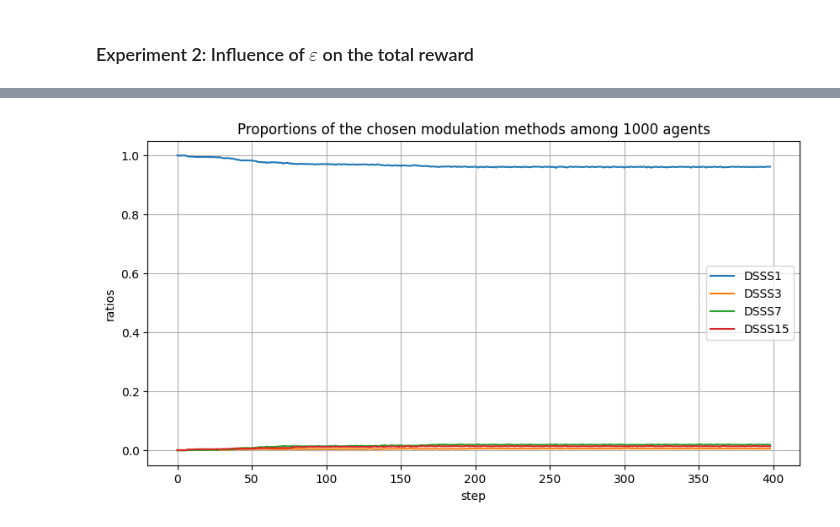
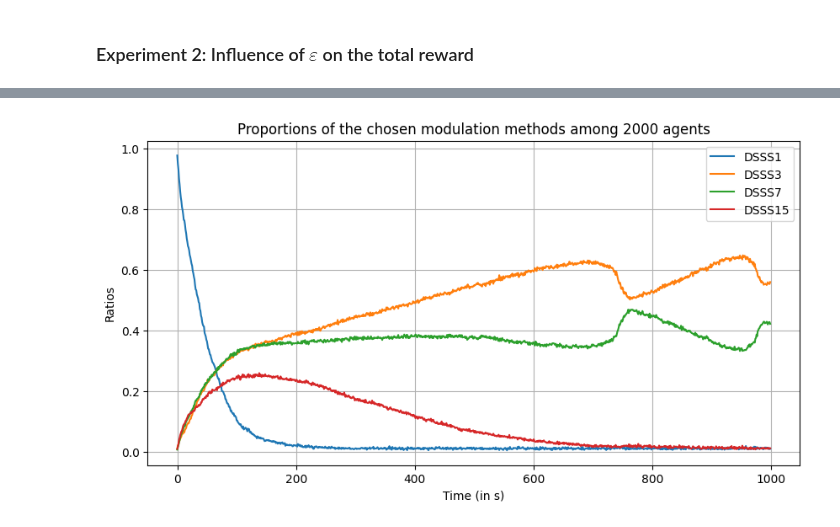
Before and after one commit to ThomasAussagues/uwa_reinforcement_learning, a Jupyter notebook: scenario_2.ipynb, the cells around one changed output, grey strips where cells are left out. Cells and saved outputs as stored; diff of their text form; code cells hidden in the pictures.

```diff
--- a/scenario_2.ipynb
+++ b/scenario_2.ipynb
@@ -97,0 +142,10 @@ _, rewards3, _ = train(n_iter, n_agents, alpha[2], eps, bitrates)
+# %%
+## Epsilon-greedy agent
+# Epsilon value
+eps = 0.129
+# Alpha values
+alpha = [1e-3, 1e-2, 0.1]
+# Training
+rewards_eps_greedy_1, _, _ = train_agent_epsilon_greedy_non_stat(per_values, C_BITRATES_BITS_PER_S, C_N_AGENTS, int(C_T_MAX * C_SAMPLING_FREQ_HZ), eps, alpha[0])
+rewards_eps_greedy_2, _, _ = train_agent_epsilon_greedy_non_stat(per_values, C_BITRATES_BITS_PER_S, C_N_AGENTS, int(C_T_MAX * C_SAMPLING_FREQ_HZ), eps, alpha[1])
+rewards_eps_greedy_3, _, _ = train_agent_epsilon_greedy_non_stat(per_values, C_BITRATES_BITS_PER_S, C_N_AGENTS, int(C_T_MAX * C_SAMPLING_FREQ_HZ), eps, alpha[2])
@@ -112,10 +170,13 @@ plt.show()
 ### Experiment 2: Influence of $\varepsilon$ on the total reward
 # %%
 eps_values = np.linspace(0, 1, num=100)
-alpha = 1e-3
+alpha = 1e-1
 total_rewards = list()
 
-for eps in eps_values:
-    _, rewards, _ = train(n_iter, n_agents, alpha, eps, bitrates)
+for eps in tqdm(eps_values):
+    rewards, _, _ = train_agent_epsilon_greedy_non_stat(per_values, C_BITRATES_BITS_PER_S, C_N_AGENTS, int(C_T_MAX * C_SAMPLING_FREQ_HZ), eps, alpha)
     total_rewards.append(np.mean(rewards[-1, :]))
+# %%
+# Get the optimal epsilon values
+eps_opt = eps_values[np.argmax(total_rewards)]
 # %%
@@ -142,14 +197,15 @@ ratio_DSSS15 = np.mean(actions_chosen[:,:,3], axis=1)
+# %%
+# Training
+rewards, actions_values, actions_chosen = train_agent_epsilon_greedy_non_stat(per_values, C_BITRATES_BITS_PER_S, C_N_AGENTS, int(C_T_MAX * C_SAMPLING_FREQ_HZ), eps_opt, C_LEARNING_RATE)
 # %%
+# Plot of the ratios
 fig, ax = plt.subplots(figsize=(10, 5))
-ax.plot(ratio_DSSS1, label='DSSS1')
-ax.plot(ratio_DSSS3, label='DSSS3')
-ax.plot(ratio_DSSS7, label='DSSS7')
-ax.plot(ratio_DSSS15, label='DSSS15')
+ax.plot(np.mean(actions_chosen[1:, :, :] - actions_chosen[:-1, :, :], axis = 1), label=['DSSS1', 'DSSS3', 'DSSS7', 'DSSS15'])
 ax.grid(True)
 ax.legend()
-ax.set_xlabel('step')
-ax.set_ylabel('ratios')
-ax.set_title(f'Proportions of the chosen modulation methods among {n_agents} agents')
+ax.set_xlabel('Time (in s)')
+ax.set_ylabel('Ratios')
+ax.set_title(f'Proportions of the chosen modulation methods among {C_N_AGENTS} agents')
 plt.show()
 # %% [output]
-[figure, old version]
+[figure, new version]
```
Also changed, not shown: parts of 25 cells of this notebook.
